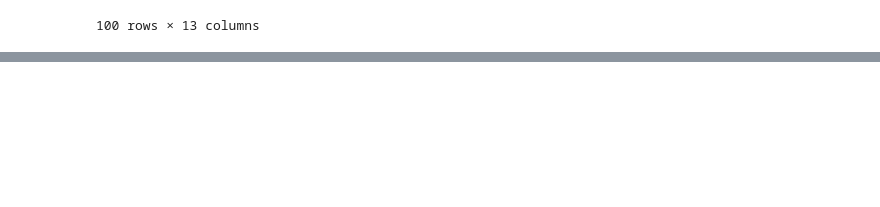
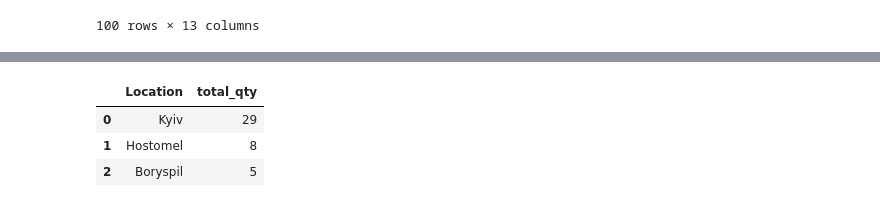
Before and after one commit to aikokass82-design/home-tasks-, a Jupyter notebook: Copy_of_Untitled3.ipynb, the cells around one changed output, grey strips where cells are left out. Drawn from its saved outputs; the diff is of its cells as text; code cells hidden in the pictures; blank space fills up the shorter version.

```diff
--- a/Copy_of_Untitled3.ipynb
+++ b/Copy_of_Untitled3.ipynb
@@ -110,0 +96,17 @@ high_income_categories
+# %%
+query = sqlalchemy.text("""SELECT
+    c.Location,
+    SUM(o.Quantity) AS total_qty
+FROM orders o
+INNER JOIN customers c
+    ON o.CustomerID = c.CustomerID
+WHERE o.Description = 'Gaming Keyboard'
+GROUP BY c.Location
+ORDER BY total_qty DESC;""")
+table_part = pd.read_sql(query, con=engine)
+table_part
+# %% [output]
+|  | Location | total_qty |
+| 0 | Kyiv | 29 |
+| 1 | Hostomel | 8 |
+| 2 | Boryspil | 5 |
```
Also changed, not shown: parts of 6 cells of this notebook.
